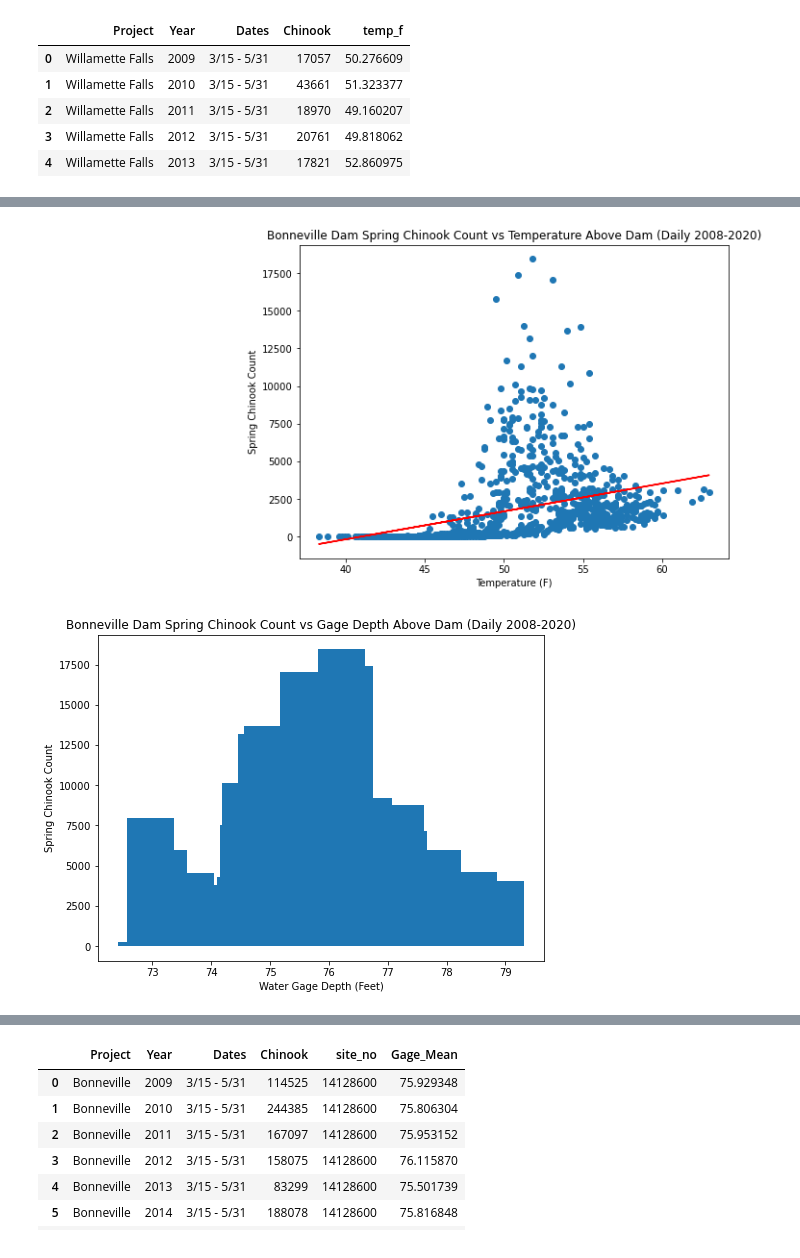
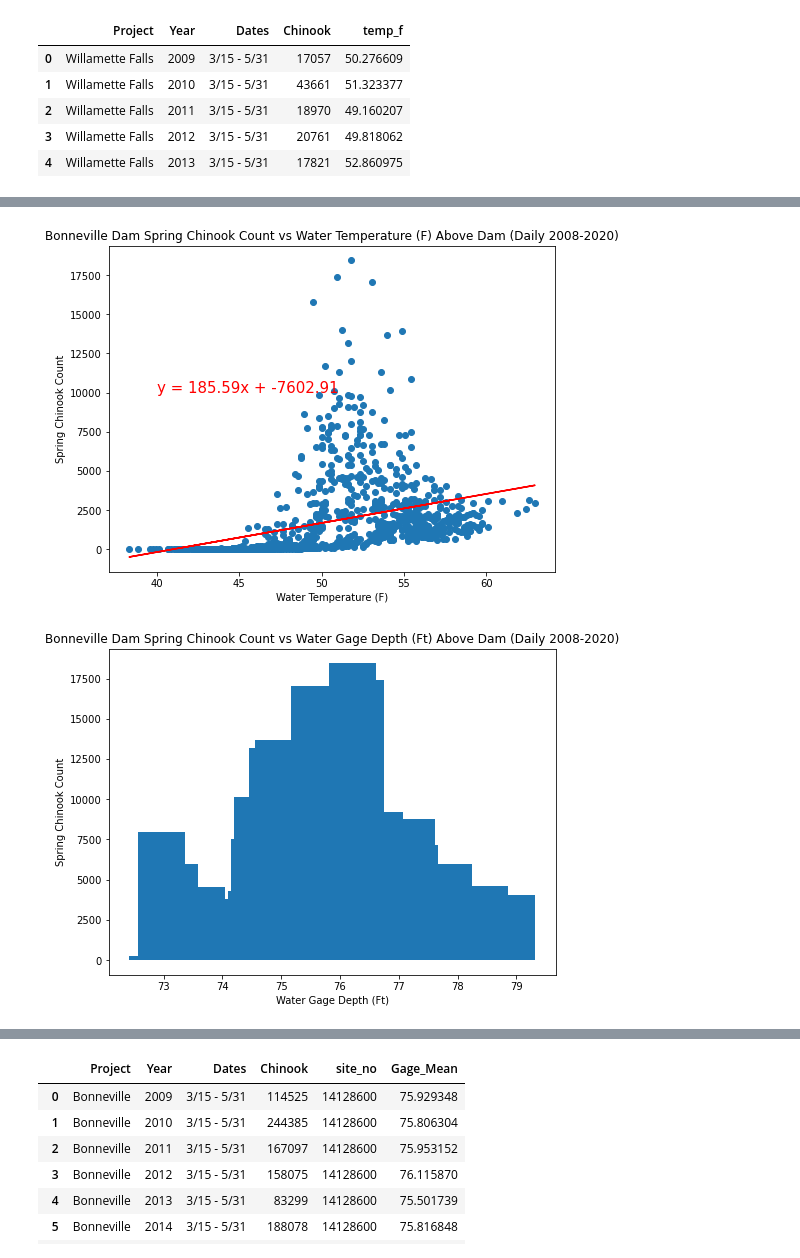
Before and after one commit to jayhjman/bootcamp-project1, a Jupyter notebook: last_willamette.ipynb, the cells around one changed output, grey strips where cells are left out. Saved outputs shown, nothing was run; the diff lists cells and outputs as text; code cells hidden in the pictures.

```diff
--- a/last_willamette.ipynb
+++ b/last_willamette.ipynb
@@ -254,10 +255,10 @@ print(f"The r2-value is: {rvalue**2}")
 print(f"The p-value is: {pvalue}")
 
 fig, ax = plt.subplots(figsize=(8,6))
-ax.set_xlabel("Temperature (F)")
+ax.set_xlabel("Water Temperature (F)")
 ax.set_ylabel("Spring Chinook Count")
-ax.set_title("Bonneville Dam Spring Chinook Count vs Temperature Above Dam (Daily 2008-2020)")
-ax.annotate(line_eq, (21,14500), fontsize=15, color="red")
+ax.set_title("Bonneville Dam Spring Chinook Count vs Water Temperature (F) Above Dam (Daily 2008-2020)")
+ax.annotate(line_eq, (40,10000), fontsize=15, color="red")
 ax.plot(clean_temp_above_bonn_df["temperature_f"], regress_values, "r-")
 ax.scatter(clean_temp_above_bonn_df["temperature_f"], clean_temp_above_bonn_df["Chin"])
 plt.savefig(daily_image_path + "bonn_above_daily_scatter_temp.png")
@@ -269,15 +270,15 @@ The p-value is: 6.352164796550355e-31
-[figure, old version]
+[figure, new version]
 # %%
 # Plot bar char distribution
 fig, ax = plt.subplots(figsize=(8,6))
-ax.set_xlabel("Water Gage Depth (Feet)")
+ax.set_xlabel("Water Gage Depth (Ft)")
 ax.set_ylabel("Spring Chinook Count")
-ax.set_title("Bonneville Dam Spring Chinook Count vs Gage Depth Above Dam (Daily 2008-2020)")
+ax.set_title("Bonneville Dam Spring Chinook Count vs Water Gage Depth (Ft) Above Dam (Daily 2008-2020)")
 ax.bar(merged_above_bonneville_salmon_data_df["Gage_Mean"], merged_above_bonneville_salmon_data_df["Chin"])
 plt.savefig(daily_image_path + "bonn_above_daily_bar_gage.png")
 plt.show()
 # %% [output]
-[figure, old version]
+[figure, new version]
 # %%
 # Plot a scatter and regression of river depth and salmon counts to see if any correlation
 
```
Also changed, not shown: parts of 15 cells of this notebook, 15 other files.
